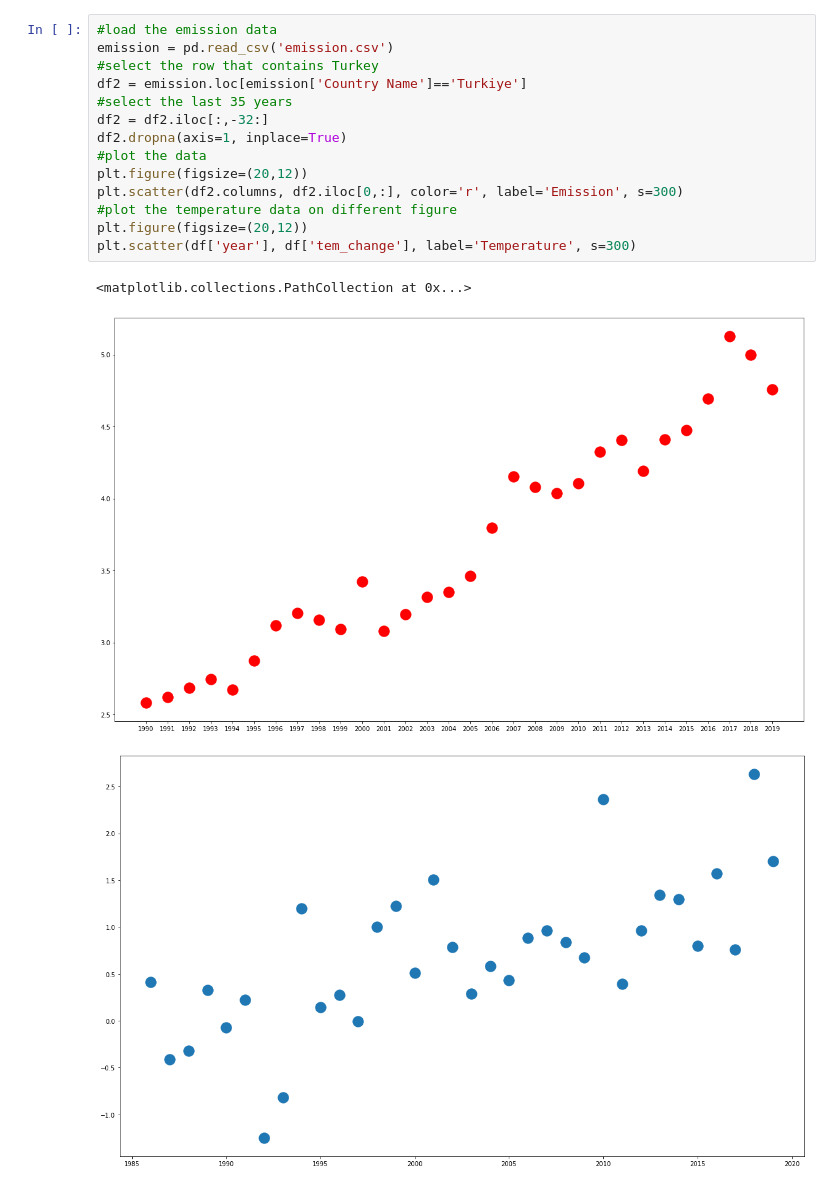
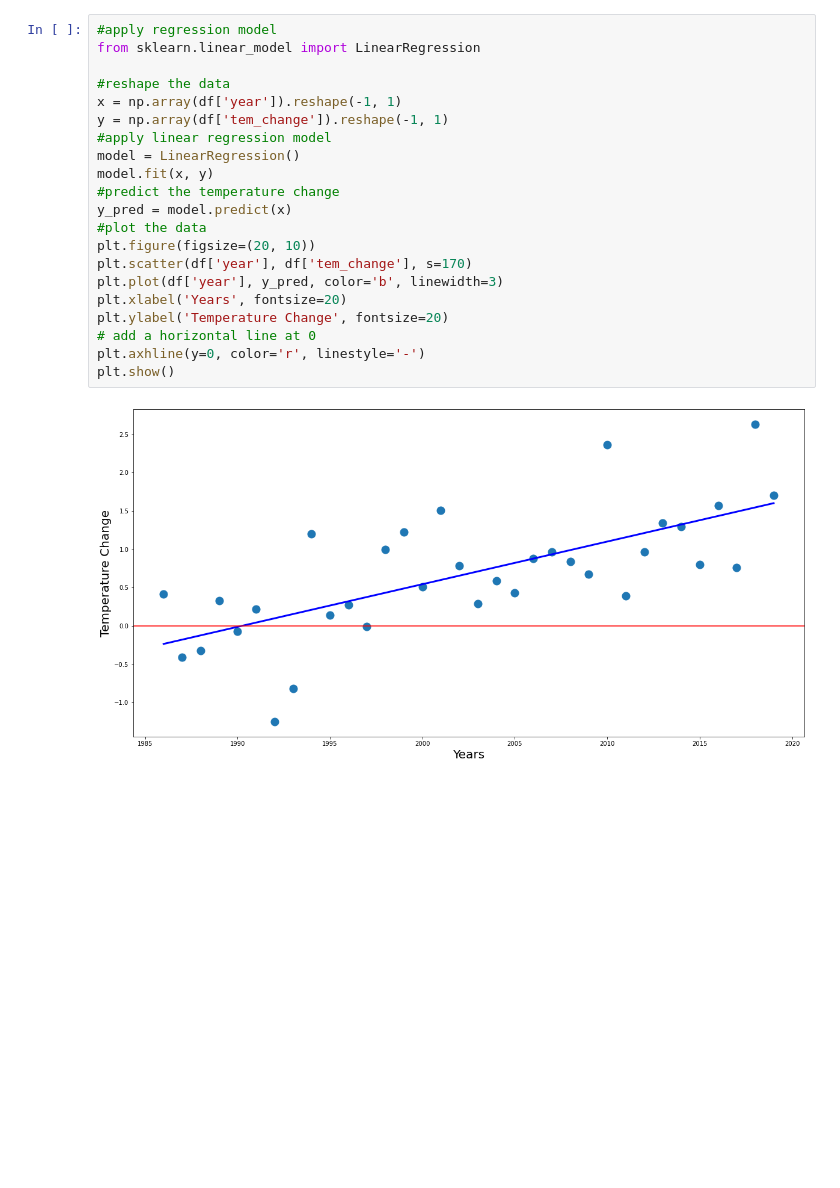
Before and after one commit to KurosJS/yzv211_project, a Jupyter notebook: implementation.ipynb, the cells around one changed output. Drawn from its saved outputs; the diff is of its cells as text; blank space fills up the shorter version.

```diff
--- a/implementation.ipynb
+++ b/implementation.ipynb
@@ -41,18 +22,23 @@ plt.axhline(y=0, color='r', linestyle='-')
-# %%
-#load the emission data
-emission = pd.read_csv('emission.csv')
-#select the row that contains Turkey
-df2 = emission.loc[emission['Country Name']=='Turkiye']
-#select the last 35 years
-df2 = df2.iloc[:,-32:]
-df2.dropna(axis=1, inplace=True)
-#plot the data
-plt.figure(figsize=(20,12))
-plt.scatter(df2.columns, df2.iloc[0,:], color='r', label='Emission', s=300)
-#plot the temperature data on different figure
-plt.figure(figsize=(20,12))
-plt.scatter(df['year'], df['tem_change'], label='Temperature', s=300)
-# %% [output]
-<matplotlib.collections.PathCollection at 0x...>
-[figure, removed]
-[figure, removed]
+# %%
+#apply regression model
+from sklearn.linear_model import LinearRegression
+
+#reshape the data
+x = np.array(df['year']).reshape(-1, 1)
+y = np.array(df['tem_change']).reshape(-1, 1)
+#apply linear regression model
+model = LinearRegression()
+model.fit(x, y)
+#predict the temperature change
+y_pred = model.predict(x)
+#plot the data
+plt.figure(figsize=(20, 10))
+plt.scatter(df['year'], df['tem_change'], s=170)
+plt.plot(df['year'], y_pred, color='b', linewidth=3)
+plt.xlabel('Years', fontsize=20)
+plt.ylabel('Temperature Change', fontsize=20)
+# add a horizontal line at 0
+plt.axhline(y=0, color='r', linestyle='-')
+plt.show()
+# %% [output]
+[figure, added]
```
Also changed, not shown: parts of 4 cells of this notebook, 6 other files.
